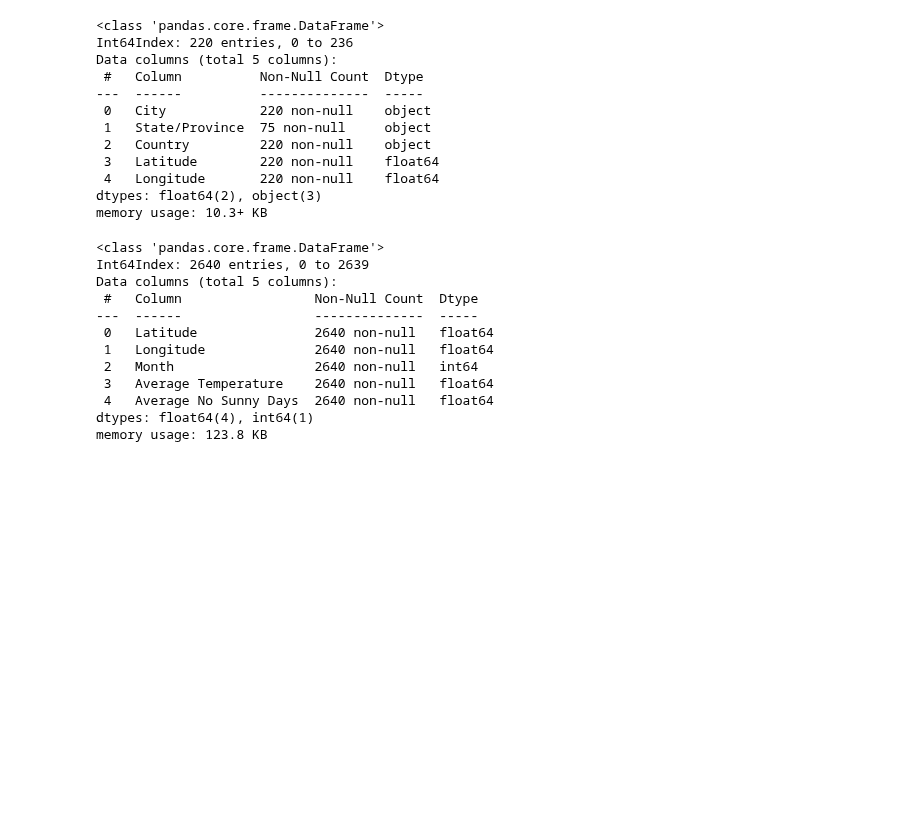
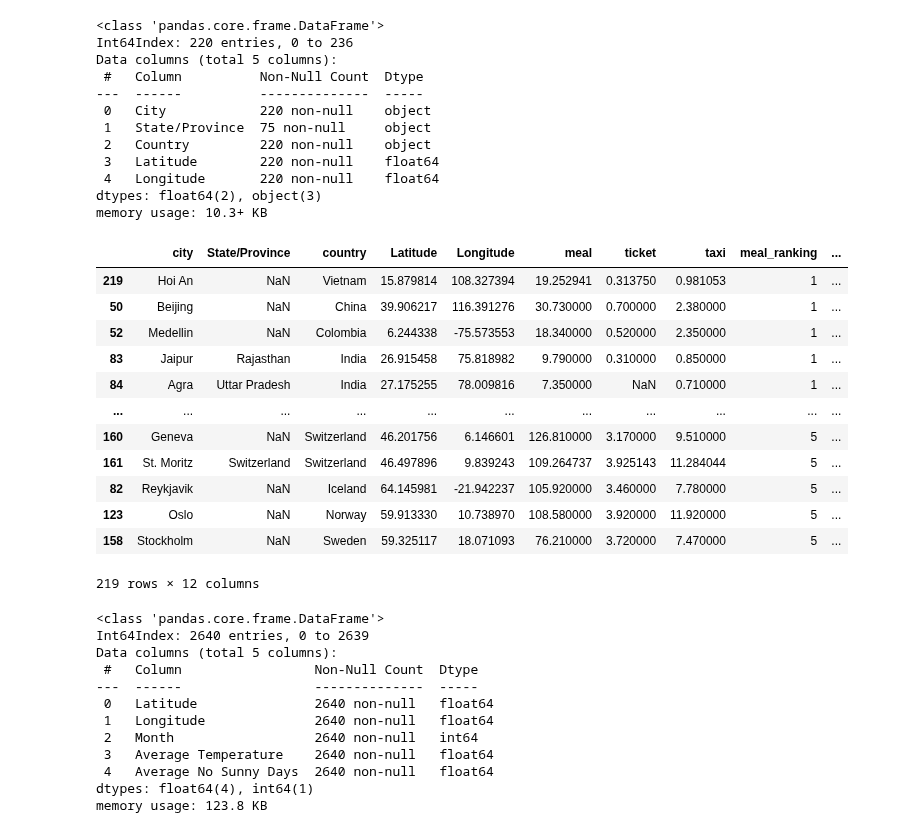
Before and after one commit to mugsiemx/honeymoon-dashboard, a Jupyter notebook: divide_and_conquer.ipynb, the cells around one changed output. Saved outputs shown, nothing was run; the diff lists cells and outputs as text; code cells hidden in the pictures; blank space fills up the shorter version.

```diff
--- a/divide_and_conquer.ipynb
+++ b/divide_and_conquer.ipynb
@@ -46,3 +44,19 @@ memory usage: 10.3+ KB
+# %%
+cost_analysis_df.sort_values(by="total_rank")
+# %% [output]
+|  | city | State/Province | country | Latitude | Longitude | meal | ticket | taxi | meal_ranking | ... |
+| 219 | Hoi An | NaN | Vietnam | 15.879814 | 108.327394 | 19.252941 | 0.313750 | 0.981053 | 1 | ... |
+| 50 | Beijing | NaN | China | 39.906217 | 116.391276 | 30.730000 | 0.700000 | 2.380000 | 1 | ... |
+| 52 | Medellin | NaN | Colombia | 6.244338 | -75.573553 | 18.340000 | 0.520000 | 2.350000 | 1 | ... |
+| 83 | Jaipur | Rajasthan | India | 26.915458 | 75.818982 | 9.790000 | 0.310000 | 0.850000 | 1 | ... |
+| 84 | Agra | Uttar Pradesh | India | 27.175255 | 78.009816 | 7.350000 | NaN | 0.710000 | 1 | ... |
+| ... | ... | ... | ... | ... | ... | ... | ... | ... | ... | ... |
+| 160 | Geneva | NaN | Switzerland | 46.201756 | 6.146601 | 126.810000 | 3.170000 | 9.510000 | 5 | ... |
+| 161 | St. Moritz | Switzerland | Switzerland | 46.497896 | 9.839243 | 109.264737 | 3.925143 | 11.284044 | 5 | ... |
+| 82 | Reykjavik | NaN | Iceland | 64.145981 | -21.942237 | 105.920000 | 3.460000 | 7.780000 | 5 | ... |
+| 123 | Oslo | NaN | Norway | 59.913330 | 10.738970 | 108.580000 | 3.920000 | 11.920000 | 5 | ... |
+| 158 | Stockholm | NaN | Sweden | 59.325117 | 18.071093 | 76.210000 | 3.720000 | 7.470000 | 5 | ... |
+219 rows × 12 columns
 # %%
 weather_df.info()
 # %% [output]
```
Also changed, not shown: parts of 30 cells of this notebook, 5 other files.
